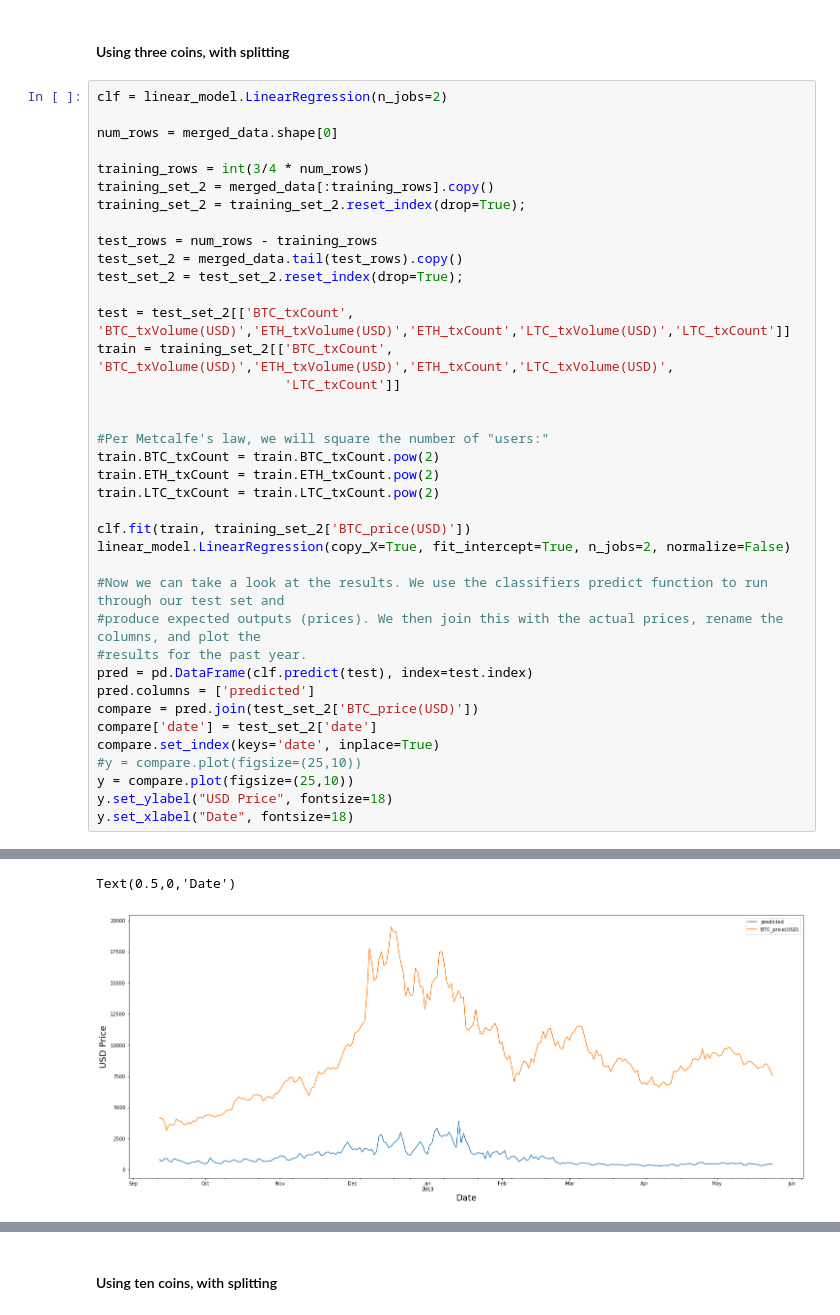
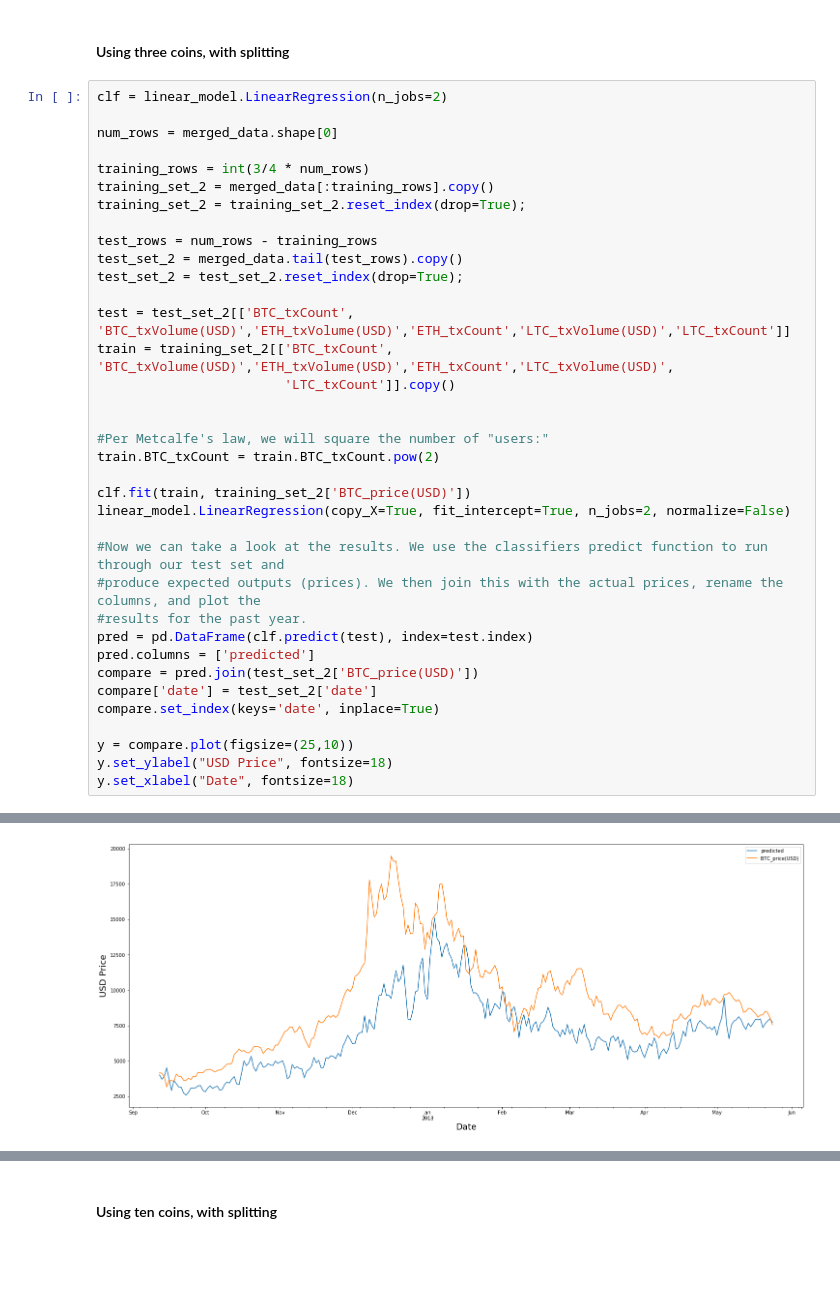
Before and after one commit to F3real/Data_Analytics_Cryptocurrencies, a Jupyter notebook: DataAnalyticsProject.ipynb, the cells around one changed output, grey strips where cells are left out. Saved outputs shown, nothing was run; the diff lists cells and outputs as text; blank space fills up the shorter version.

```diff
--- a/DataAnalyticsProject.ipynb
+++ b/DataAnalyticsProject.ipynb
@@ -659,13 +673,11 @@ test_set_2 = test_set_2.reset_index(drop=True);
 
 test = test_set_2[['BTC_txCount', 'BTC_txVolume(USD)','ETH_txVolume(USD)','ETH_txCount','LTC_txVolume(USD)','LTC_txCount']]
 train = training_set_2[['BTC_txCount', 'BTC_txVolume(USD)','ETH_txVolume(USD)','ETH_txCount','LTC_txVolume(USD)',
-                        'LTC_txCount']]
+                        'LTC_txCount']].copy()
 
 
 #Per Metcalfe's law, we will square the number of "users:"
 train.BTC_txCount = train.BTC_txCount.pow(2)
-train.ETH_txCount = train.ETH_txCount.pow(2)
-train.LTC_txCount = train.LTC_txCount.pow(2)
 
 clf.fit(train, training_set_2['BTC_price(USD)'])
 linear_model.LinearRegression(copy_X=True, fit_intercept=True, n_jobs=2, normalize=False)
@@ -678,7 +690,7 @@ pred.columns = ['predicted']
 compare = pred.join(test_set_2['BTC_price(USD)'])
 compare['date'] = test_set_2['date']
 compare.set_index(keys='date', inplace=True)
-#y = compare.plot(figsize=(25,10))
+
 y = compare.plot(figsize=(25,10))
 y.set_ylabel("USD Price", fontsize=18)
 y.set_xlabel("Date", fontsize=18)
@@ -691,3 +699,2 @@ See the caveats in the documentation: http://pandas.pydata.org/pandas-docs/stabl
-Text(0.5,0,'Date')
-[figure, old version]
+[figure, new version]
 # %% [markdown]
```
Also changed, not shown: parts of 30 cells of this notebook, 2 other files.
